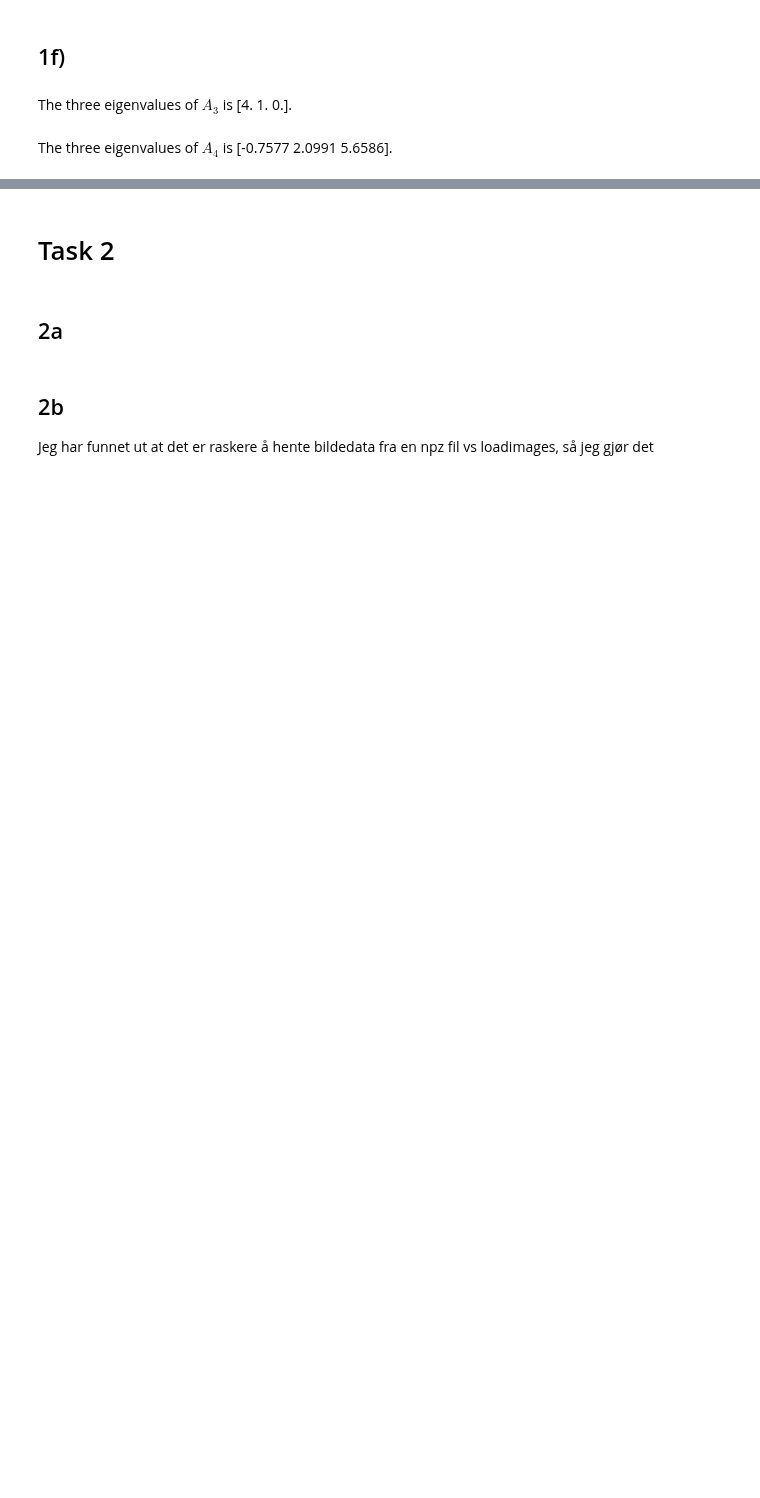
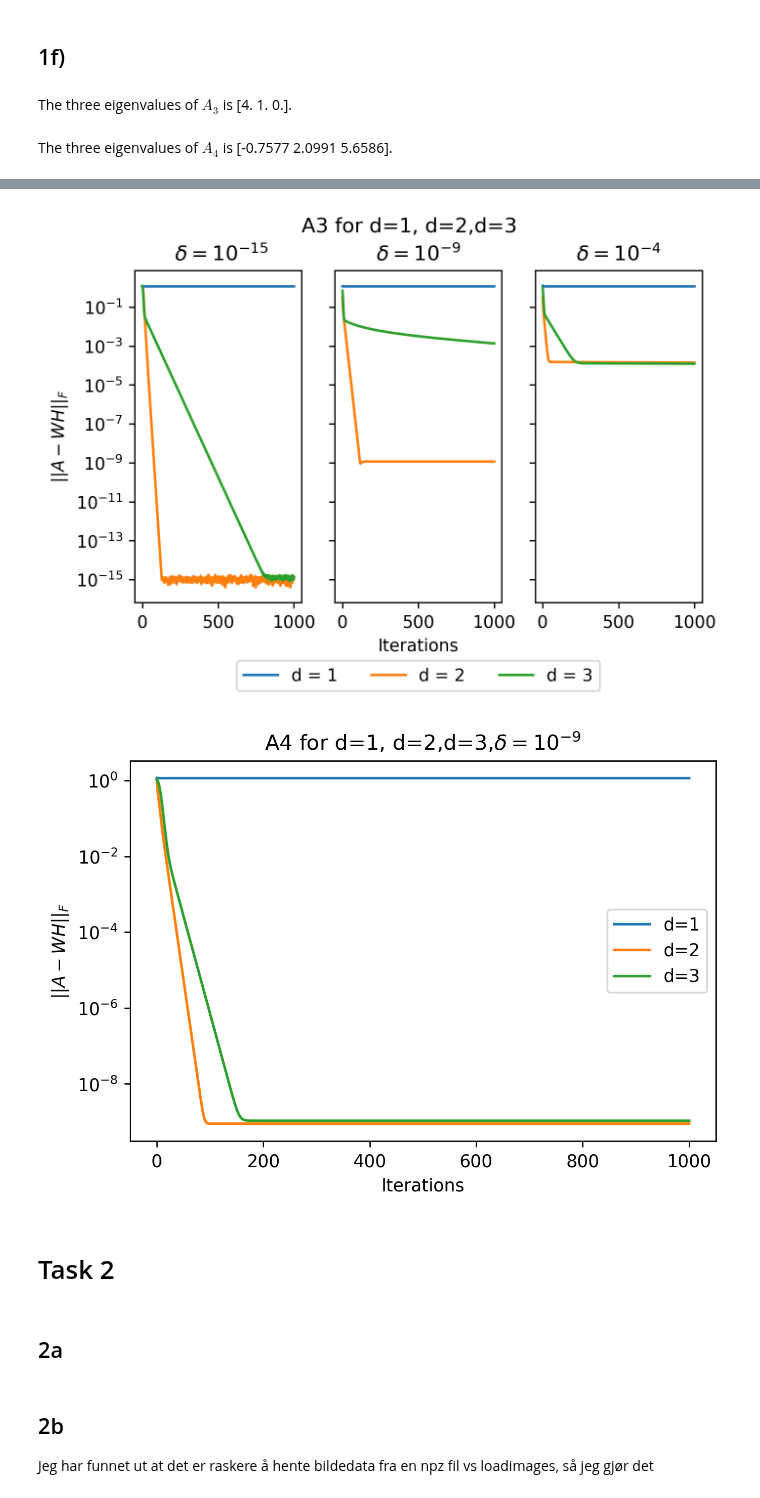
Before and after one commit to sundematias/TMA4320-IndMat-Project-3, a Jupyter notebook: main.ipynb, the cells around one changed output, grey strips where cells are left out. Cells and saved outputs as stored; diff of their text form; code cells hidden in the pictures; blank space fills up the shorter version.

```diff
--- a/main.ipynb
+++ b/main.ipynb
@@ -252,3 +191,81 @@ oppg_1g()
+# %%
+def oppg_1g():
+
+
+    iters = np.linspace(0,1000,1000)
+    #A3 data
+    W_next_A3_1, H_next_A3_1, norms_A3_1 = NMF(A_3, 1, delta = 1e-9, maxiter = 1000, seed = 0,store_norms=True)
+    W_next_A3_2, H_next_A3_2, norms_A3_2 = NMF(A_3, 2, delta = 1e-9, maxiter = 1000, seed = 0,store_norms=True)
+    W_next_A3_3, H_next_A3_3, norms_A3_3 = NMF(A_3, 3, delta = 1e-9, maxiter = 1000, seed = 0,store_norms=True)
+
+    #A4 data, delta = 1e-9
+    W_next_A3_1, H_next_A3_1, norms_A4_1 = NMF(A_3, 1, delta = 1e-9, maxiter = 1000, seed = 0,store_norms=True)
+    W_next_A3_2, H_next_A3_2, norms_A4_2 = NMF(A_3, 2, delta = 1e-9, maxiter = 1000, seed = 0,store_norms=True)
+    W_next_A3_3, H_next_A3_3, norms_A4_3 = NMF(A_3, 3, delta = 1e-9, maxiter = 1000, seed = 0,store_norms=True)
+
+    #A4 data, smaller delta
+    W_next_A3_1_small, H_next_A3_1_small, norms_A3_1_small = NMF(A_3, 1, delta = 1e-15, maxiter = 1000, seed = 0,store_norms=True)
+    W_next_A3_2_small, H_next_A3_2_small, norms_A3_2_small = NMF(A_3, 2, delta = 1e-15, maxiter = 1000, seed = 0,store_norms=True)
+    W_next_A3_3_small, H_next_A3_3_small, norms_A3_3_small = NMF(A_3, 3, delta = 1e-15, maxiter = 1000, seed = 0,store_norms=True)
+
+    #A4 data, larger delta
+    W_next_A3_1_small, H_next_A3_1_small, norms_A3_1_big = NMF(A_3, 1, delta = 1e-4, maxiter = 1000, seed = 0,store_norms=True)
+    W_next_A3_2_small, H_next_A3_2_small, norms_A3_2_big = NMF(A_3, 2, delta = 1e-4, maxiter = 1000, seed = 0,store_norms=True)
+    W_next_A3_3_small, H_next_A3_3_small, norms_A3_3_big = NMF(A_3, 3, delta = 1e-4, maxiter = 1000, seed = 0,store_norms=True)
+
+
+    fig, (ax1, ax2,ax3) = plt.subplots(1, 3, constrained_layout=True, sharey=True,sharex=True)
+    fig.suptitle("A3 for d=1, d=2,d=3")
+    ax1.plot(iters, norms_A3_1_small,label = "d = 1")
+    ax1.plot(iters, norms_A3_2_small,label = "d = 2")
+    ax1.plot(iters, norms_A3_3_small,label = "d = 3")
+    ax1.set_title(r" $\delta = 10^{-15}$")
+    ax1.set_ylabel(r'$\vert\vert{A-WH}\vert\vert_F$')
+    ax1.set_yscale('log')
+
+    ax2.plot(iters, norms_A3_1,label = "d = 1")
+    ax2.plot(iters, norms_A3_2,label = "d = 2")
+    ax2.plot(iters, norms_A3_3,label = "d = 3")
+    ax2.set_title(r"$\delta = 10^{-9}$")
+    ax2.set_xlabel('Iterations')
+    ax2.set_yscale('log')
+
+    ax3.plot(iters, norms_A3_1_big,label = "d = 1")
+    ax3.plot(iters, norms_A3_2_big,label = "d = 2")
+    ax3.plot(iters, norms_A3_3_big,label = "d = 3")
+    ax3.set_title(r"$\delta = 10^{-4}$")
+    ax3.set_yscale('log')
+
+    #shrink the plot to make place for a legend
+    box = ax1.get_position()
+    ax1.set_position([box.x0, box.y0 + box.height * 0.1,box.width, box.height * 0.9])
+    box = ax2.get_position()
+    ax2.set_position([box.x0, box.y0 + box.height * 0.1,box.width, box.height * 0.9])
+    box = ax3.get_position()
+    ax3.set_position([box.x0, box.y0 + box.height * 0.1,box.width, box.height * 0.9])
+
+    # Put a legend below current axis.
+    ax2.legend(loc='upper center', bbox_to_anchor=(0.5, -0.15),fancybox=True, shadow=False, ncol=5)
+    plt.show()
+
+    #A4 plotting
+    plt.figure(4)
+    plt.plot(iters,norms_A4_1,label = "d=1")
+    plt.plot(iters,norms_A4_2,label= "d=2")
+    plt.plot(iters,norms_A4_3,label = "d=3")
+    plt.title(r"A4 for d=1, d=2,d=3,$\delta = 10^{-9}$")
+    plt.yscale('log')
+    plt.xlabel("Iterations")
+    plt.ylabel(r'$\vert\vert{A-WH}\vert\vert_F$')
+    plt.legend()
+
+    plt.show()
+
+
+oppg_1g()
+# %% [output]
+[figure, added]
+[figure, added]
 # %% [markdown]
 # Task 2
 # %%
```
Also changed, not shown: parts of 6 cells of this notebook.
